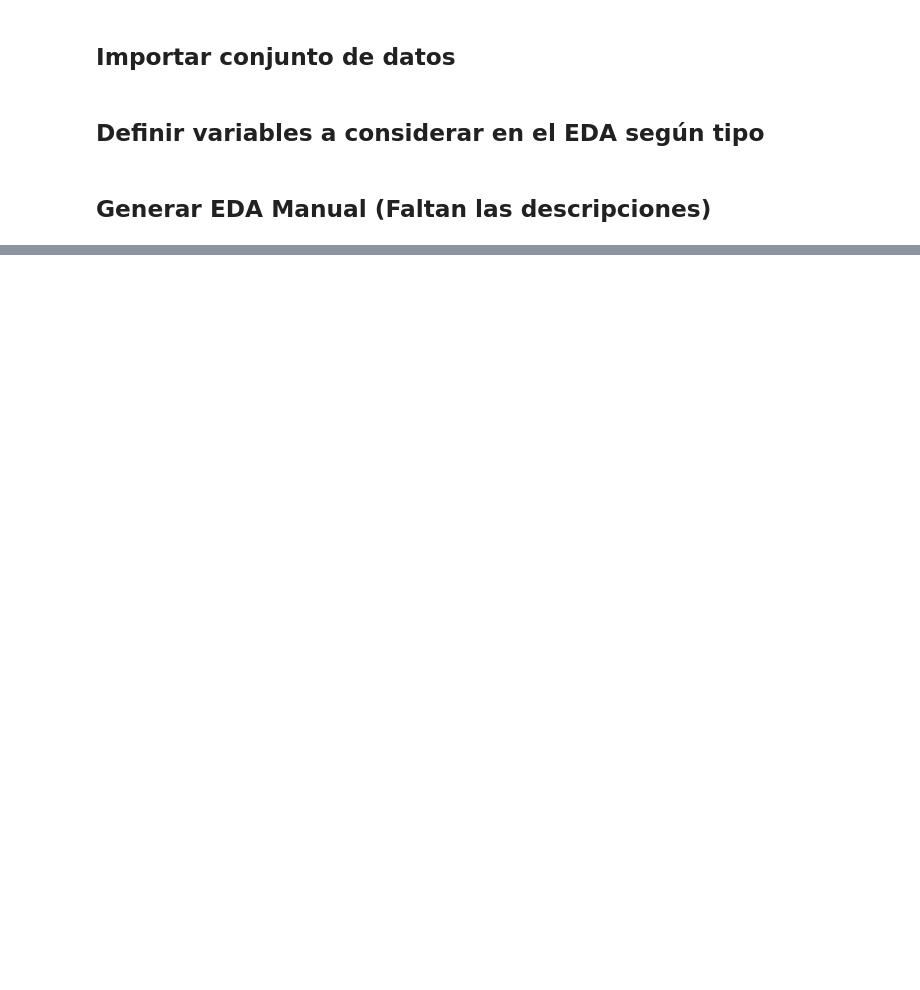
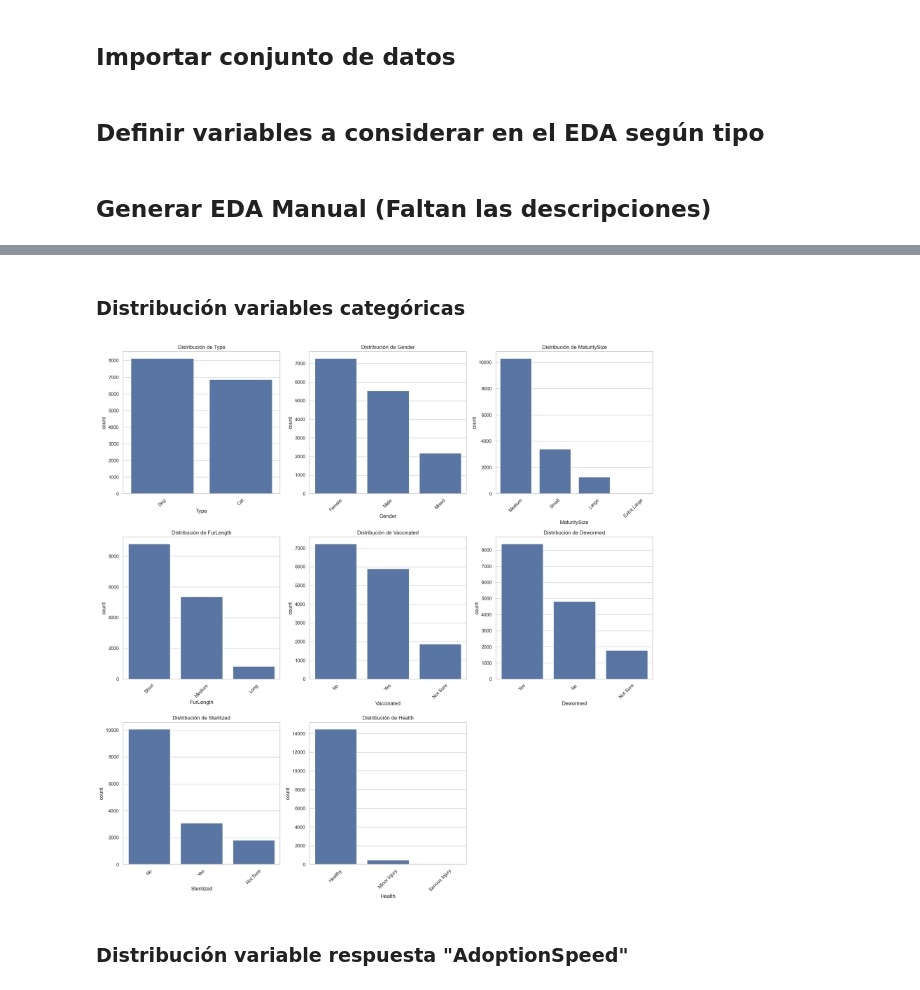
Before and after one commit to fechhh/laboII, a Jupyter notebook: EDA/eda_manual.ipynb, the cells around one changed output, grey strips where cells are left out. Saved outputs shown, nothing was run; the diff lists cells and outputs as text; code cells hidden in the pictures; blank space fills up the shorter version.

```diff
--- a/EDA/eda_manual.ipynb
+++ b/EDA/eda_manual.ipynb
@@ -115,0 +120,8 @@ EDA completed.
+# %% [markdown]
+### Distribución variables categóricas
+# %%
+run_eda(dataset_orig, numeric_cols, categorical_cols, "distribucion variables categoricas")
+# %% [output]
+[figure, added]
+# %% [markdown]
+### Distribución variable respuesta "AdoptionSpeed"
```
Also changed, not shown: parts of 15 cells of this notebook, 1 other file.
